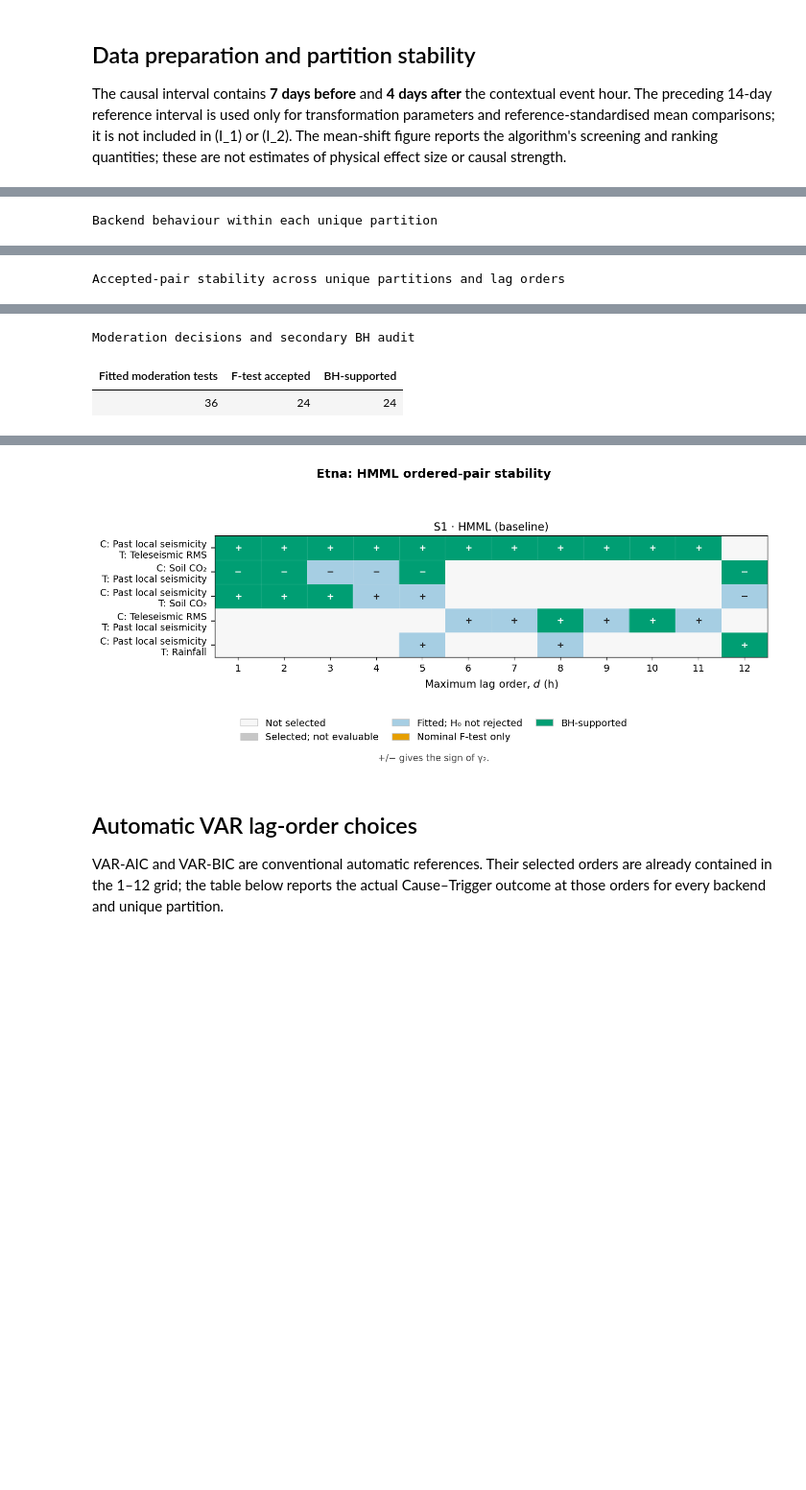
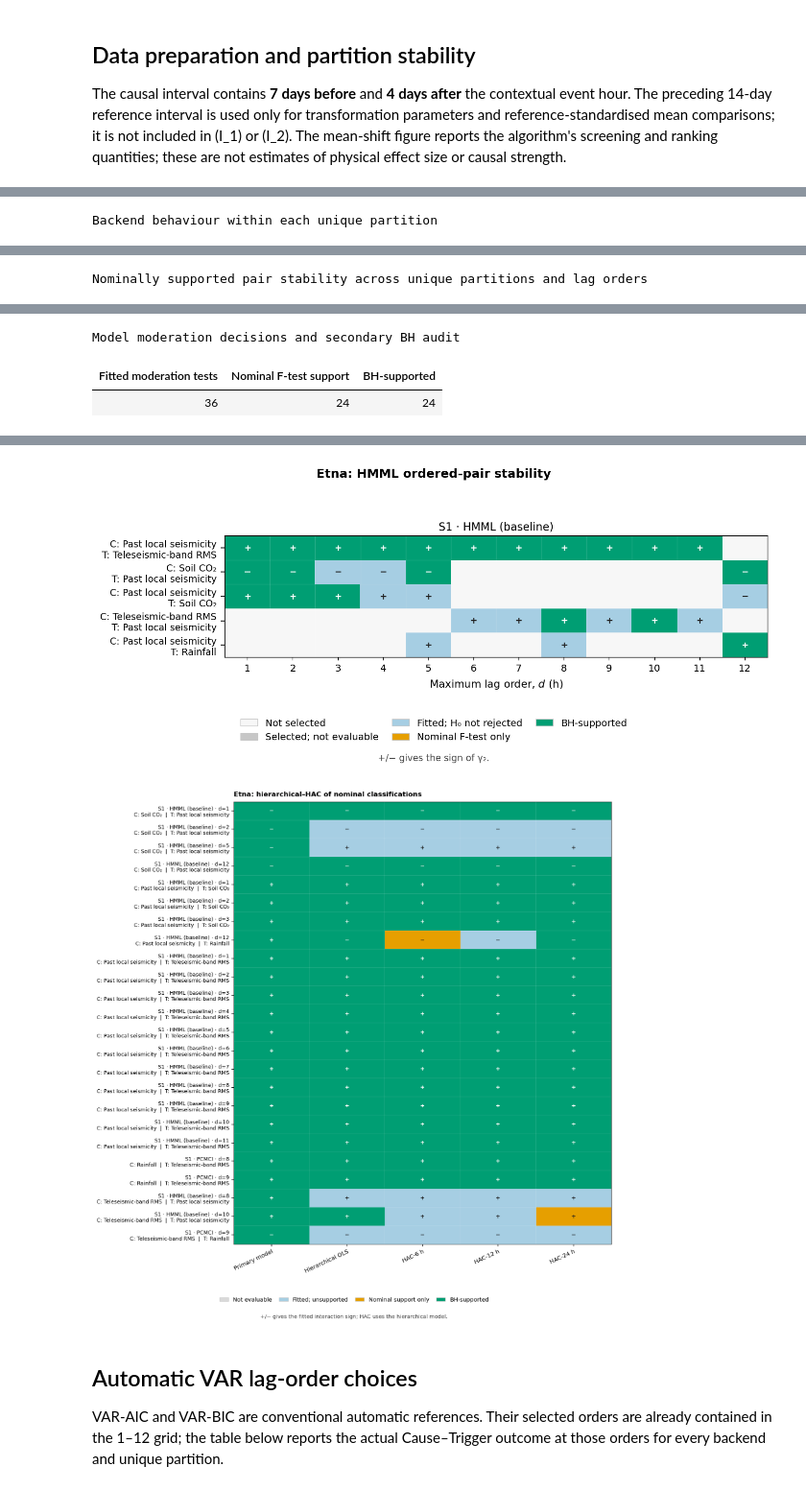
Before and after one commit to alectois/Distinguishing-Causes-and-Triggers-in-Volcanic-and-Seismic-Processes, a Jupyter notebook: notebooks/etna_cause_trigger.ipynb, the cells around one changed output, grey strips where cells are left out. Shown at 96% size. Cells and saved outputs as stored; diff of their text form; code cells hidden in the pictures; blank space fills up the shorter version.

```diff
--- a/notebooks/etna_cause_trigger.ipynb
+++ b/notebooks/etna_cause_trigger.ipynb
@@ -31,10 +31,12 @@ from cause_trigger_reporting import (
     backend_split_summary,
     export_audit_csvs,
     mean_shift_role_table,
+    moderation_summary,
     multiplicity_audit_summary,
     pair_split_lag_summary,
     plot_effect_with_splits,
     plot_mean_shift_roles,
+    plot_moderation_heatmap,
     plot_pair_stability_heatmap,
     run_unique_split_grid,
     show_table,
@@ -80,6 +82,7 @@ PCMCI_PLUS_PC_ALPHA = 0.01
 PCMCI_ALPHA_LEVEL = 0.05
 PCMCI_FDR_METHOD = "fdr_bh"
 COND_IND_TEST = "robust_parcorr"
+HAC_LAGS = (6, 12, 24)
 # %% [markdown]
 ## Data preparation and partition stability
 
@@ -103,6 +106,7 @@ analysis = prepare_case_analysis(
     pcmci_alpha_level=PCMCI_ALPHA_LEVEL,
     pcmci_fdr_method=PCMCI_FDR_METHOD,
     cond_ind_test=COND_IND_TEST,
+    hac_lags=HAC_LAGS,
 )
 
 show_table(analysis.design_summary, "Final analysis design and timing")
@@ -191,6 +198,7 @@ experiment_grid, all_diagnostics = run_unique_split_grid(
         "pcmci_alpha_level": PCMCI_ALPHA_LEVEL,
         "pcmci_fdr_method": PCMCI_FDR_METHOD,
         "conditional_independence_test": COND_IND_TEST,
+        "hac_lags": HAC_LAGS,
     }
 )
 
@@ -223,10 +231,18 @@ warning_pattern_table = warning_pattern_summary(
 )
 
 show_table(backend_summary, "Backend behaviour within each unique partition")
-show_table(pair_summary, "Accepted-pair stability across unique partitions and lag orders")
+show_table(pair_summary, "Nominally supported pair stability across unique partitions and lag orders")
 show_table(
     multiplicity_audit_summary(all_diagnostics),
-    "Moderation decisions and secondary BH audit",
+    "Model moderation decisions and secondary BH audit",
+)
+sensitivity_summary = moderation_summary(
+    all_diagnostics,
+    hac_lags=HAC_LAGS,
+)
+show_table(
+    sensitivity_summary,
+    "Hierarchical–HAC moderation sensitivity",
 )
 
 if not warning_table.empty:
@@ -251,6 +267,15 @@ plot_pair_stability_heatmap(
     save_dir=FIGURES_DIR,
 )
 
+plot_moderation_heatmap(
+    all_diagnostics,
+    hac_lags=HAC_LAGS,
+    variable_labels=VARIABLE_LABELS,
+    title="Etna: hierarchical–HAC of nominal classifications",
+    filename="etna_hierarchical_hac",
+    save_dir=FIGURES_DIR,
+)
+
 errors = experiment_grid.loc[experiment_grid["error"].notna()]
 if not errors.empty:
     show_table(
@@ -266,4 +291,4 @@ Backend behaviour within each unique partition
 | S1 | [36, 48, 60, 72] | HMML (baseline) | 12/12 | 12/12 | 12/12 | ... |
 | S1 | [36, 48, 60, 72] | PCMCI | 12/12 | 6/12 | 6/12 | ... |
 | S1 | [36, 48, 60, 72] | PCMCI+ with eligible exploratory ... | 12/12 | 4/12 | 5/12 | ... |
-Accepted-pair stability across unique partitions and lag orders
+Nominally supported pair stability across unique partitions and lag orders
@@ -278,3 +303,3 @@ Accepted-pair stability across unique partitions and lag orders
-Moderation decisions and secondary BH audit
+Model moderation decisions and secondary BH audit
-| Fitted moderation tests | F-test accepted | BH-supported |
+| Fitted moderation tests | Nominal F-test support | BH-supported |
 | 36 | 24 | 24 |
@@ -285,4 +317,5 @@ Warning patterns by lag-order range
-[figure, old version]
+[figure, new version]
+[figure, added]
 # %% [markdown]
 ## Automatic VAR lag-order choices
 
```
Also changed, not shown: parts of 7 cells of this notebook, 35 other files.
